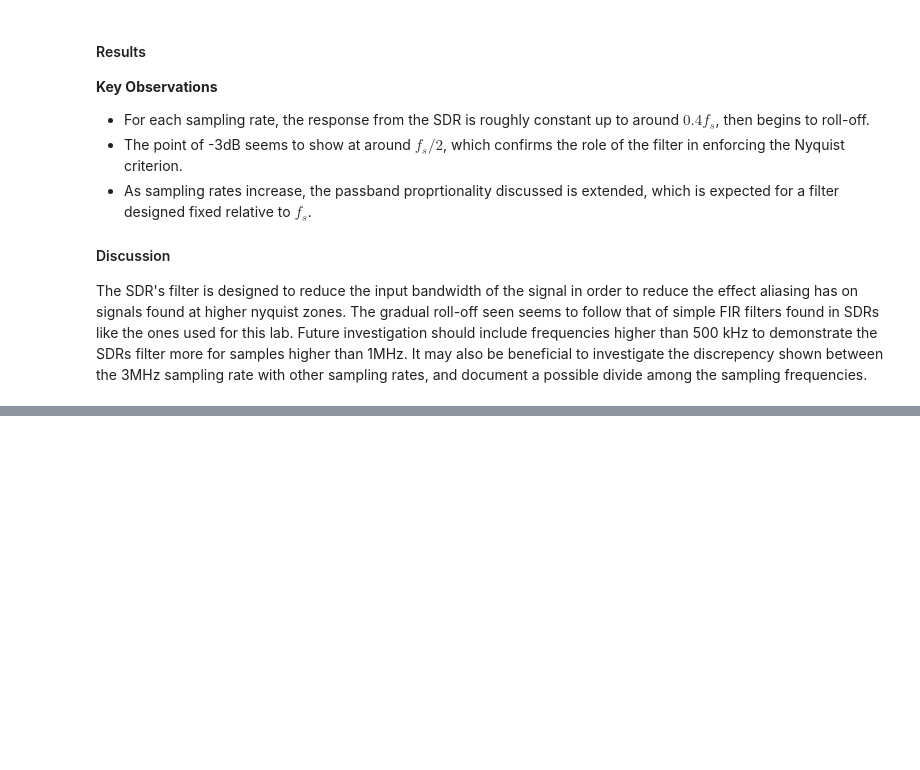
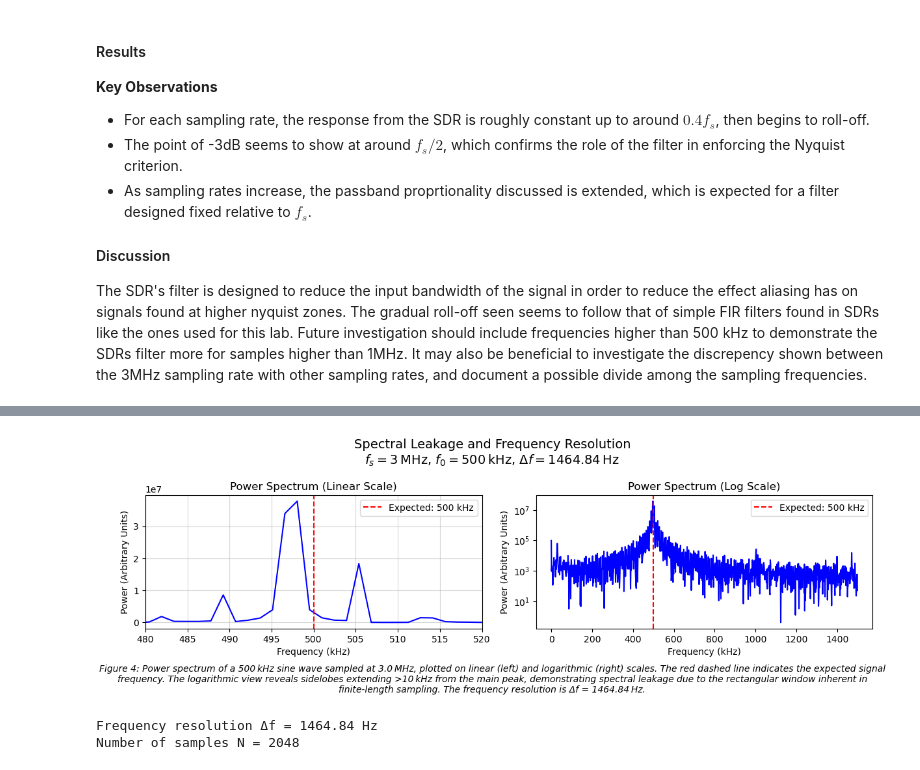
Before and after one commit to averybooks/radiolab2026-Cal, a Jupyter notebook: Rosendo Medina-Uribe_LAB1.ipynb, the cells around one changed output, grey strips where cells are left out. Cells and saved outputs as stored; diff of their text form; code cells hidden in the pictures; blank space fills up the shorter version.

```diff
--- a/Rosendo Medina-Uribe_LAB1.ipynb
+++ b/Rosendo Medina-Uribe_LAB1.ipynb
@@ -251,0 +263,76 @@ The SDR's filter is designed to reduce the input bandwidth of the signal in orde
+# %%
+import numpy as np
+import matplotlib.pyplot as plt
+
+# Single dataset: 3 MHz sampling, 500 kHz signal
+file_path = r"C:\Users\medin\Downloads\Spring_2026\ASTRON121\LAB1_DATA\Bandpass Filter\3MHz_Sampling\test_3MHz_500kHz.npz"
+fs = 3.0e6
+f_signal = 500e3
+zoom_range_khz = 20
+block_idx = 2  # Block 3 (0‑indexed)
+
+# Load data
+data = np.load(file_path)
+x = data[data.files[0]]
+if x.ndim == 1:
+    x = x[np.newaxis, :]
+block = x[block_idx]
+
+N = len(block)
+delta_f = fs / N
+
+# FFT
+freqs = np.fft.fftfreq(N, 1/fs)
+X = np.fft.fft(block)
+power = np.abs(X)**2
+
+# Zoom range
+zoom_min = f_signal - zoom_range_khz * 1e3
+zoom_max = f_signal + zoom_range_khz * 1e3
+
+# Create figure with two subplots
+fig, axes = plt.subplots(1, 2, figsize=(12, 4))
+
+# Linear scale
+ax1 = axes[0]
+ax1.plot(freqs[:N//2]/1e3, power[:N//2], color = 'blue', linewidth = 1.5)
+ax1.axvline(f_signal/1e3, color = 'red', linestyle = '--', label = f'Expected: {f_signal/1e3:.0f} kHz')
+ax1.set_xlim(zoom_min/1e3, zoom_max/1e3)
+ax1.set_xlabel('Frequency (kHz)')
+ax1.set_ylabel('Power (Arbitrary Units)')
+ax1.set_title('Power Spectrum (Linear Scale)')
+ax1.legend()
+ax1.grid(alpha=0.5)
+
+# Log scale
+ax2 = axes[1]
+ax2.plot(freqs[:N//2]/1e3, power[:N//2], color = 'blue', linewidth = 1.5)
+ax2.axvline(f_signal/1e3, color = 'red', linestyle = '--', label = f'Expected: {f_signal/1e3:.0f} kHz')
+ax2.set_xlabel('Frequency (kHz)')
+ax2.set_ylabel('Power (Arbitrary Units)')
+ax2.set_yscale('log')
+ax2.set_title('Power Spectrum (Log Scale)')
+ax2.legend()
+
+plt.suptitle(f'Spectral Leakage and Frequency Resolution\n$f_s = 3$ MHz, $f_0 = 500$ kHz, $\\Delta f = {delta_f:.2f}$ Hz', fontsize = 14)
+plt.tight_layout()
+
+# Add caption below the figure
+caption = (
+    "Figure 4: Power spectrum of a 500 kHz sine wave sampled at 3.0 MHz, plotted on linear (left) and logarithmic (right) scales. "
+    "The red dashed line indicates the expected signal frequency. The logarithmic view reveals sidelobes extending >10 kHz from the main peak, "
+    "demonstrating spectral leakage due to the rectangular window inherent in finite‑length sampling. "
+    f"The frequency resolution is Δf = {delta_f:.2f} Hz."
+)
+plt.figtext(0.5, 0.01, caption, ha = 'center', fontsize = 10, style = 'italic', wrap = True)
+
+plt.subplots_adjust(bottom = 0.25)  # Make room for caption
+#plt.subplots_adjust(top=0.85)  # Adjust top to prevent overlap with title
+plt.show()
+
+print(f"Frequency resolution Δf = {delta_f:.2f} Hz")
+print(f"Number of samples N = {N}")
+# %% [output]
+[figure, added]
+Frequency resolution Δf = 1464.84 Hz
+Number of samples N = 2048
```
Also changed, not shown: parts of 9 cells of this notebook, 1 other file.
